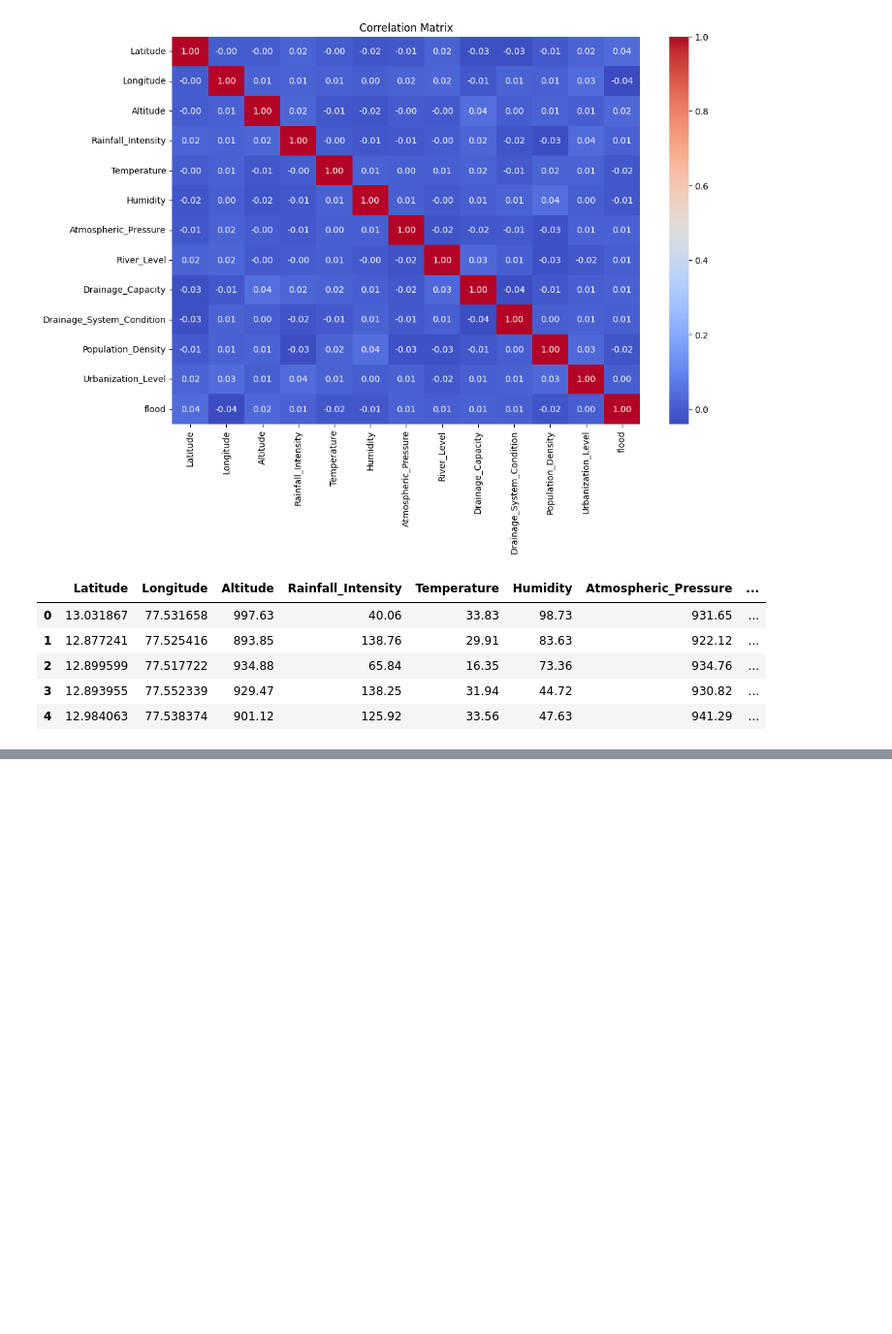
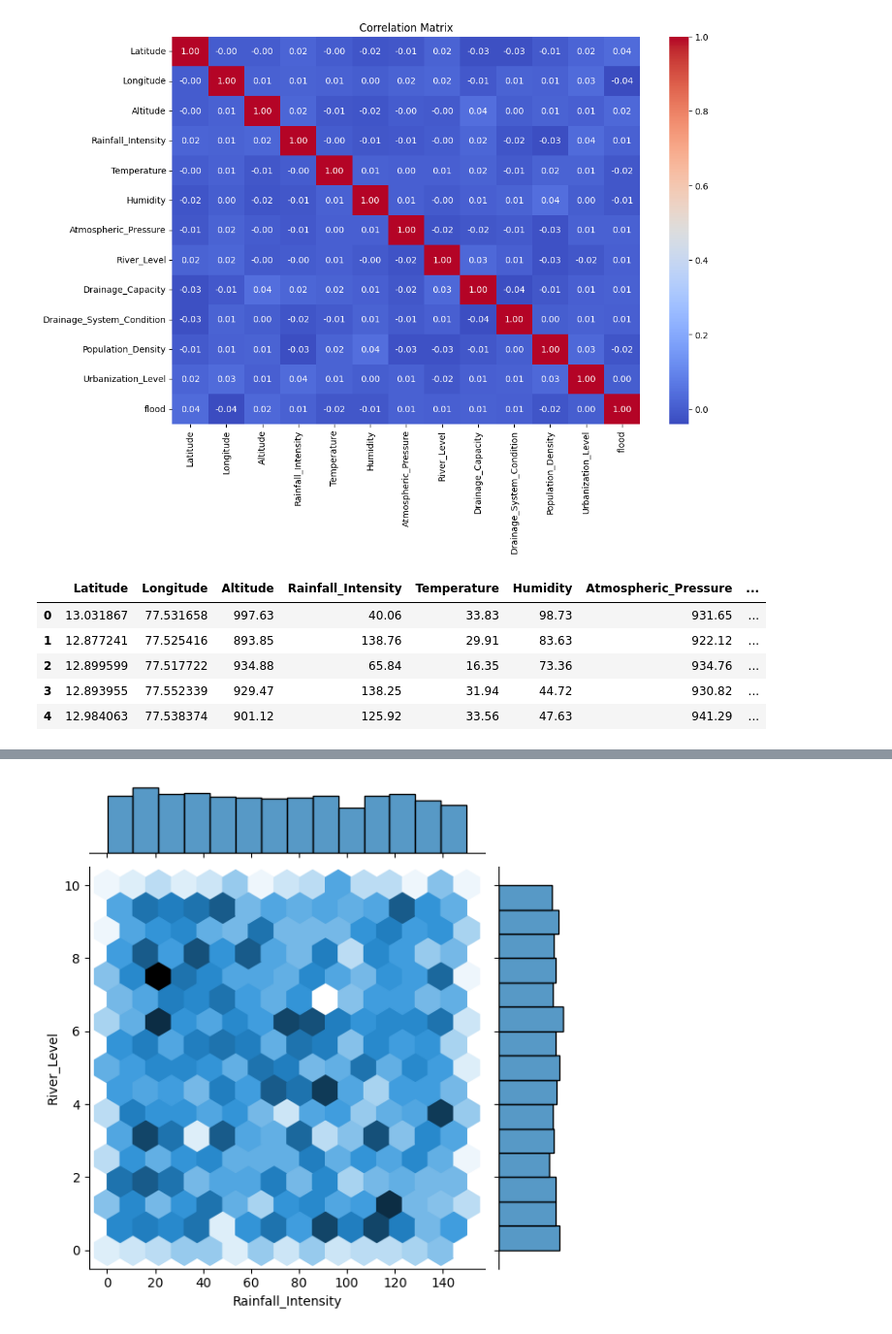
Before and after one commit to Chiragjjjks/flood_detect, a Jupyter notebook: dataset.ipynb, the cells around one changed output, grey strips where cells are left out. Shown at 97% size. Cells and saved outputs as stored; diff of their text form; code cells hidden in the pictures; blank space fills up the shorter version.

```diff
--- a/dataset.ipynb
+++ b/dataset.ipynb
@@ -149,0 +167,5 @@ map_flood
+# %%
+sns.jointplot(x="Rainfall_Intensity", y="River_Level", data=data, kind="hex")
+plt.show()
+# %% [output]
+[figure, added]
```
Also changed, not shown: parts of 5 cells of this notebook.
